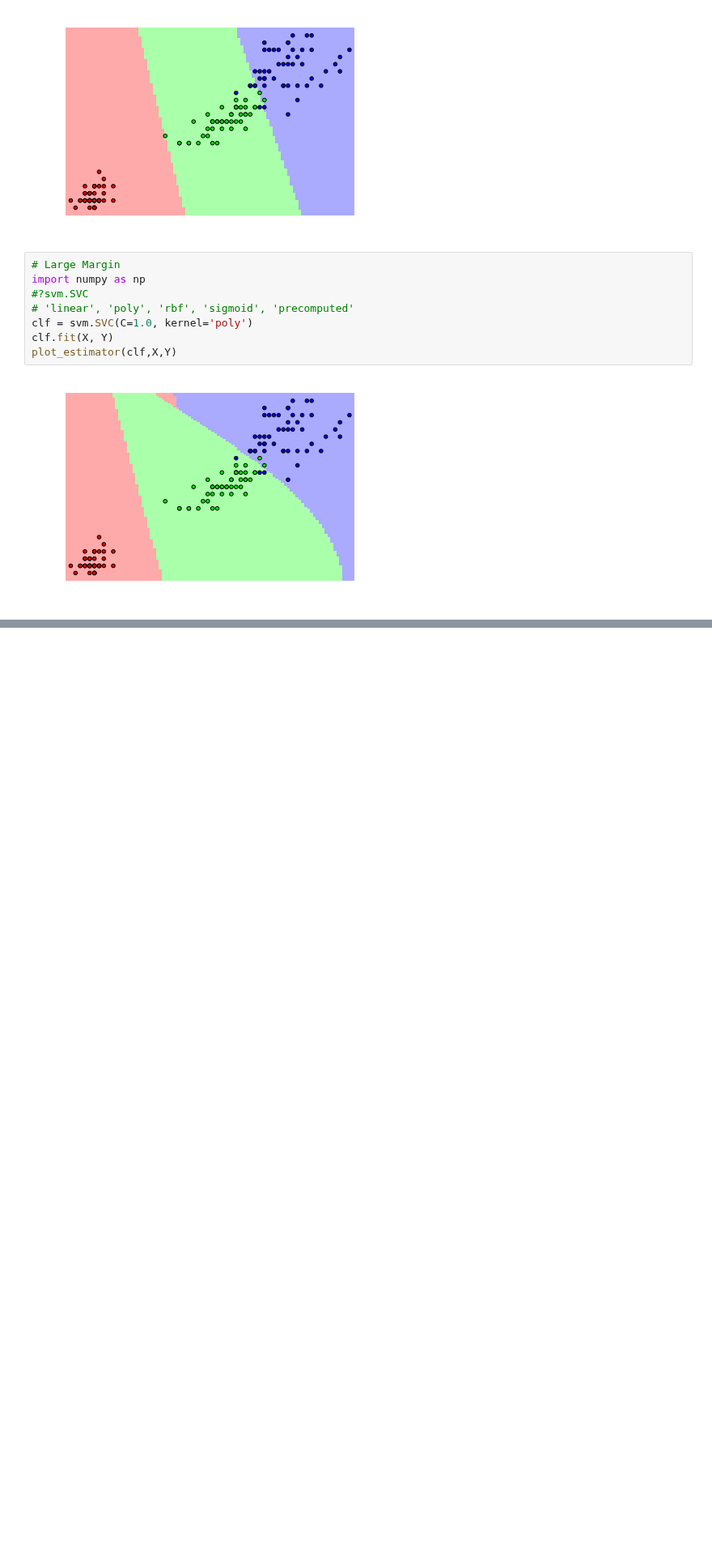
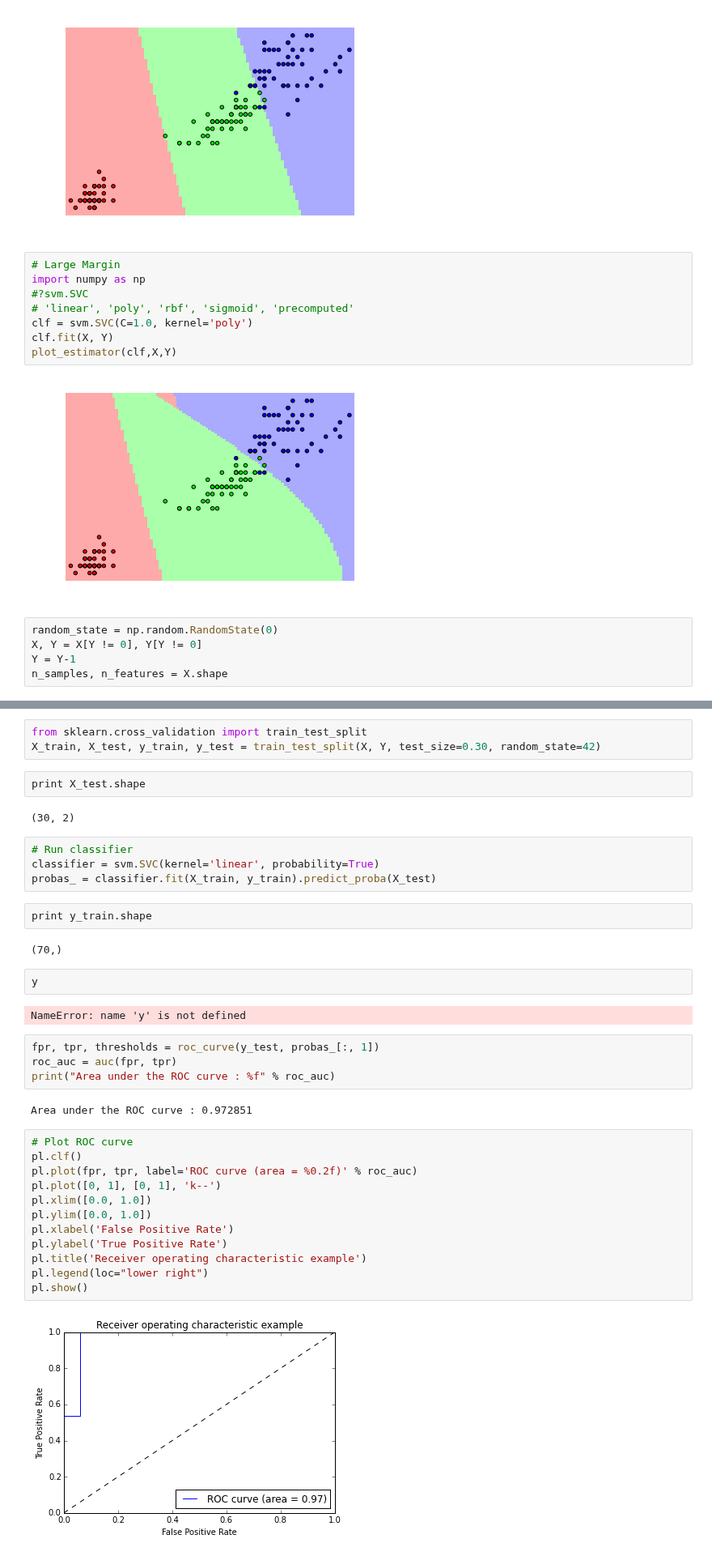
Before and after one commit to bcc2xp/2016NCCU, a Jupyter notebook: 20160319Demo.ipynb, the cells around one changed output, grey strips where cells are left out. Shown at 81% size. Saved outputs shown, nothing was run; the diff lists cells and outputs as text; blank space fills up the shorter version.

```diff
--- a/20160319Demo.ipynb
+++ b/20160319Demo.ipynb
@@ -606,3 +606,8 @@ clf.fit(X, Y)
 plot_estimator(clf,X,Y)
 # %% [output]
 [figure]
+# %%
+random_state = np.random.RandomState(0)
+X, Y = X[Y != 0], Y[Y != 0]
+Y = Y-1
+n_samples, n_features = X.shape
@@ -608,0 +620,39 @@ plot_estimator(clf,X,Y)
+# %%
+from sklearn.cross_validation import train_test_split
+X_train, X_test, y_train, y_test = train_test_split(X, Y, test_size=0.30, random_state=42)
+# %%
+print X_test.shape
+# %% [output]
+(30, 2)
+# %%
+# Run classifier
+classifier = svm.SVC(kernel='linear', probability=True)
+probas_ = classifier.fit(X_train, y_train).predict_proba(X_test)
+# %%
+print y_train.shape
+# %% [output]
+(70,)
+# %%
+y
+# %% [output]
+NameError: name 'y' is not defined
+# %%
+fpr, tpr, thresholds = roc_curve(y_test, probas_[:, 1])
+roc_auc = auc(fpr, tpr)
+print("Area under the ROC curve : %f" % roc_auc)
+# %% [output]
+Area under the ROC curve : 0.972851
+# %%
+# Plot ROC curve
+pl.clf()
+pl.plot(fpr, tpr, label='ROC curve (area = %0.2f)' % roc_auc)
+pl.plot([0, 1], [0, 1], 'k--')
+pl.xlim([0.0, 1.0])
+pl.ylim([0.0, 1.0])
+pl.xlabel('False Positive Rate')
+pl.ylabel('True Positive Rate')
+pl.title('Receiver operating characteristic example')
+pl.legend(loc="lower right")
+pl.show()
+# %% [output]
+[figure, added]
```
Also changed, not shown: parts of 1 cell of this notebook.
